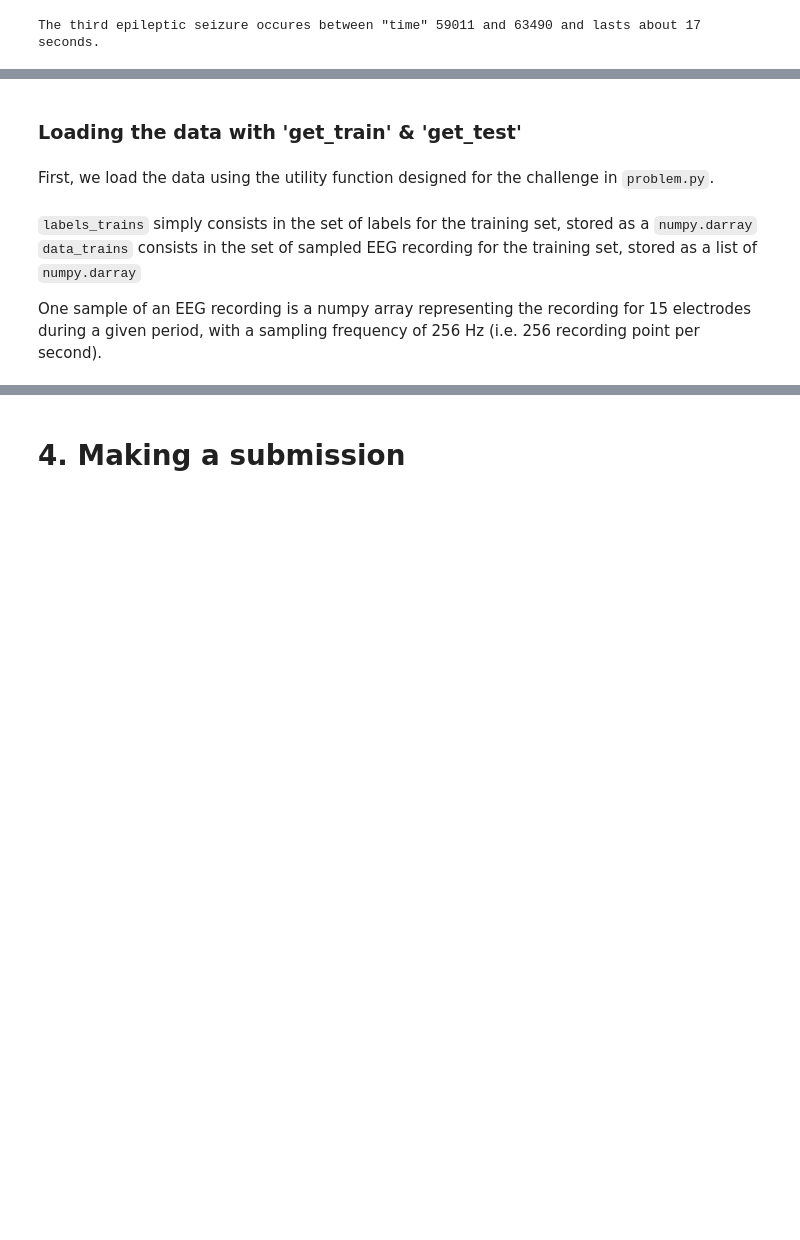
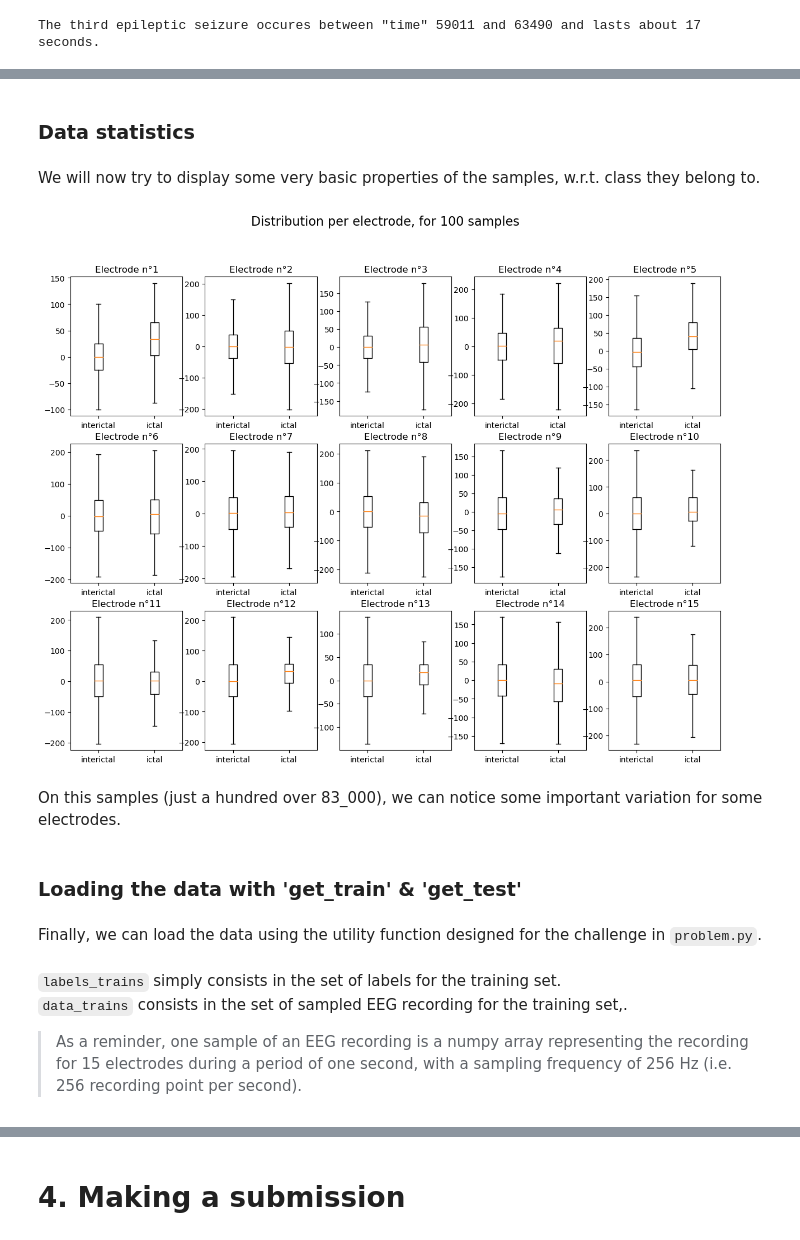
Before and after one commit to kellianoy/epilepsy_seizure, a Jupyter notebook: starting_kit.ipynb, the cells around one changed output, grey strips where cells are left out. Cells and saved outputs as stored; diff of their text form; code cells hidden in the pictures; blank space fills up the shorter version.

```diff
--- a/starting_kit.ipynb
+++ b/starting_kit.ipynb
@@ -403,13 +429,34 @@ plt.show()
+# %% [markdown]
+### Data statistics
+# %% [markdown]
+We will now try to display some very basic properties of the samples, w.r.t. class they belong to.
+# %%
+fig, axs = plt.subplots(3,5, figsize=(15, 11))
+fig.suptitle("Distribution per electrode, for 100 samples in each class", fontsize=16)
+elec = 0
+for i in range(3):
+    for j in range(5):
+        X_not_seiz = np.concatenate([X_train[58_000+i,:,elec] for i in range(100)])
+        X_seizure = np.concatenate([X_train[60_000+i,:,elec] for i in range(100)])
+        my_dict = {'interictal': X_not_seiz, 'ictal': X_seizure}
+        axs[i, j].set_title(f'Electrode n°{elec+1}')
+        axs[i, j].boxplot(my_dict.values(), showfliers=False)
+        axs[i, j].set_xticklabels(my_dict.keys())
+        elec += 1
+# %% [output]
+[figure, added]
+# %% [markdown]
+On this samples (just a hundred over 83_000), we can notice some important variation for some electrodes.
 # %% [markdown]
 ### Loading the data with 'get_train' & 'get_test'
 # %% [markdown]
-First, we load the data using the utility function designed for the challenge in `problem.py`.
+Finally, we can load the data using the utility function designed for the challenge in `problem.py`.
 # %%
 from problem import get_train_data, get_test_data
 data_train, labels_train = get_train_data()
 data_test, labels_test = get_test_data()
 # %% [markdown]
-`labels_trains` simply consists in the set of labels for the training set, stored as a `numpy.darray` <br>
-`data_trains` consists in the set of sampled EEG recording for the training set, stored as a list of `numpy.darray`
+`labels_trains` simply consists in the set of labels for the training set. <br>
+`data_trains` consists in the set of sampled EEG recording for the training set,.
 
-One sample of an EEG recording is a numpy array representing the recording for 15 electrodes during a given period, with a sampling frequency of 256 Hz (i.e. 256 recording point per second).
+> As a reminder, one sample of an EEG recording is a numpy array representing the recording for 15 electrodes during a period of one second, with a sampling frequency of 256 Hz (i.e. 256 recording point per second).
```
Also changed, not shown: parts of 11 cells of this notebook.
